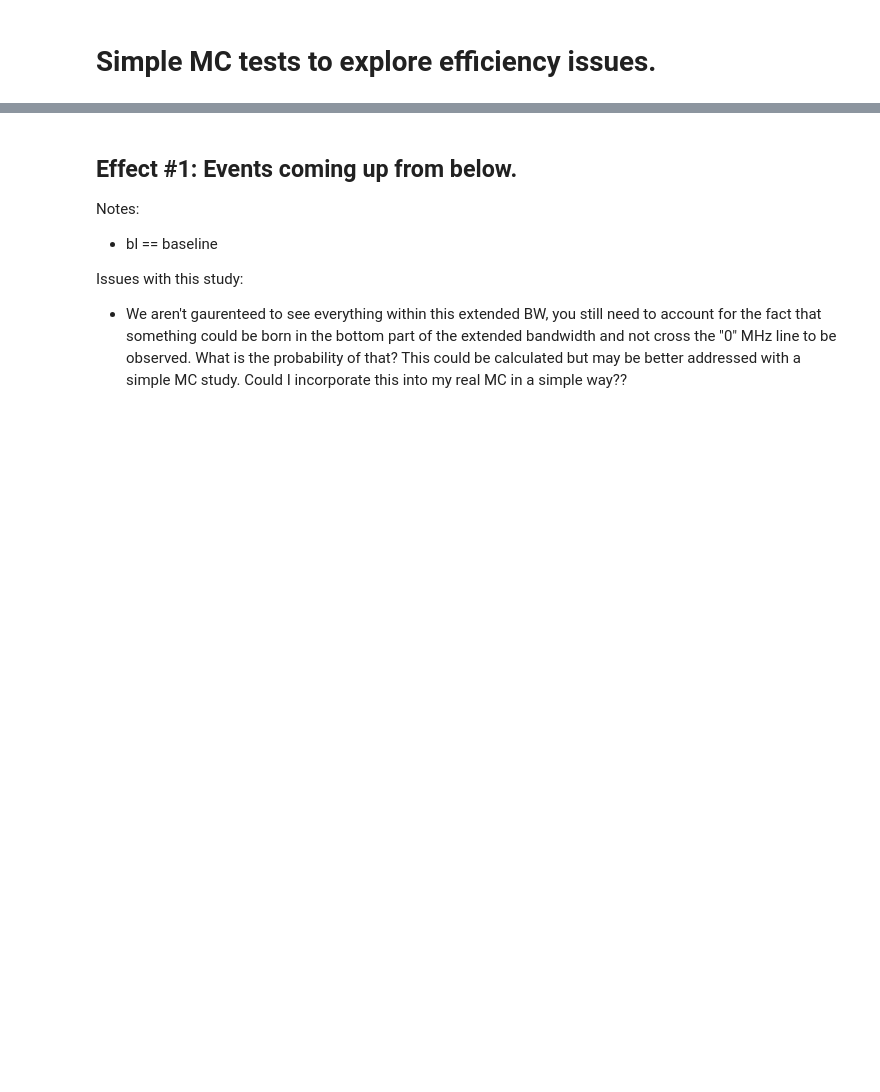
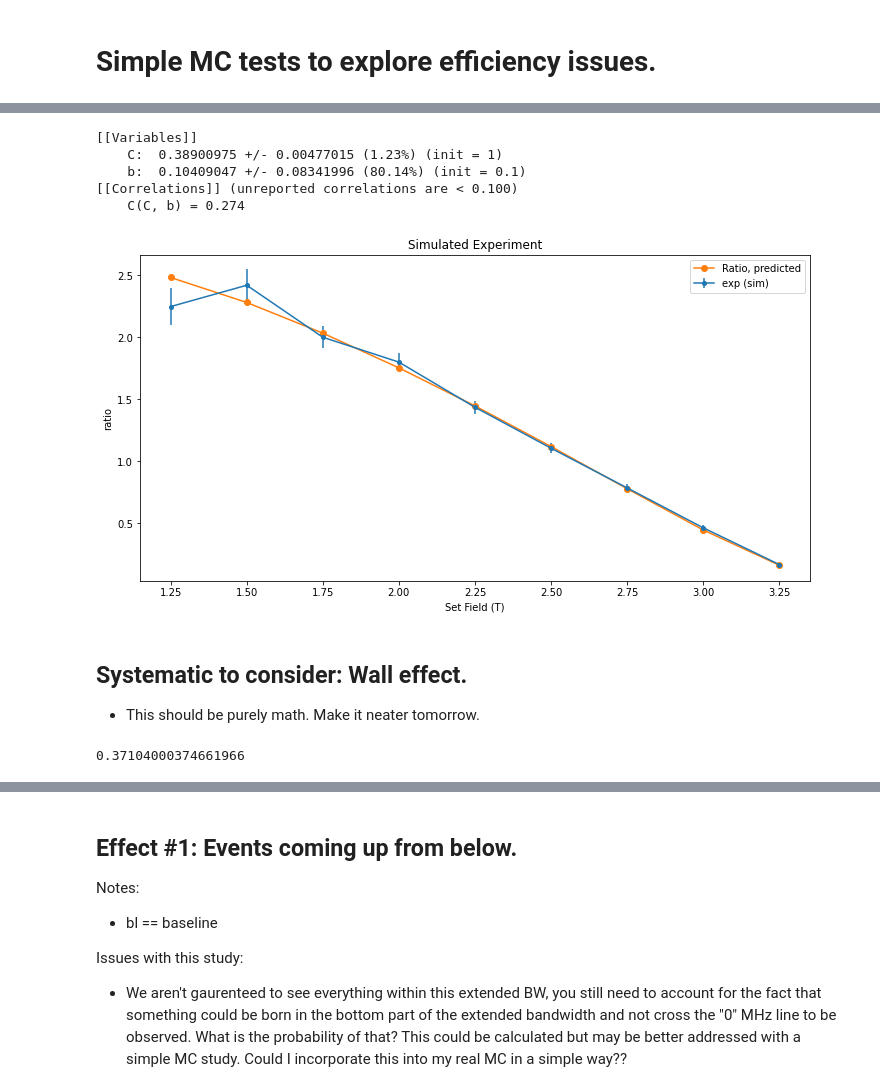
Before and after one commit to drewbyron/rocks-analysis-notebooks, a Jupyter notebook: MC_simple_tests_02102023.ipynb, the cells around one changed output, grey strips where cells are left out. Cells and saved outputs as stored; diff of their text form; code cells hidden in the pictures; blank space fills up the shorter version.

Commit message:
found issue with way I was making ratio. Ehh. Simulated a few effects in MC.

```diff
--- a/MC_simple_tests_02102023.ipynb
+++ b/MC_simple_tests_02102023.ipynb
@@ -41,0 +131,79 @@ plt.rcParams.update({'font.size': 50})
+# %%
+# Fit to the free normalization parameter.
+def objfunc_chisq(my_pars, freq_BWs, ratio_exp):
+
+    C =my_pars["C"].value
+    b =my_pars["b"].value
+    # print(C,b)
+
+    ratio_pred = rp.AUC_expectation(set_fields, freq_BWs, b = b, plot = False)
+    # I think the lmfit does the least squares on these values for you but double check.
+    chisq_gauss = (ratio_pred["Ratio"] - C*ratio_exp["Ratio"])/ (C*ratio_exp["sRatio"])
+    # print(chisq_gauss)
+    return chisq_gauss
+# %%
+%matplotlib inline
+
+import lmfit
+fig0, ax0 = plt.subplots(figsize=(12,6))
+
+
+my_pars = Parameters()
+my_pars.add('C', value=1, min=0, max = 10, vary =True)
+my_pars.add('b', value=.1, min=-10, max = 10, vary =True)
+
+result = minimize(objfunc_chisq, my_pars, args = (freq_BWs, ratio_exp))
+
+# mini = lmfit.Minimizer(objfunc_chisq, my_pars, fcn_args=(freq_BWs, ratio_exp))
+# result = mini.minimize()
+
+
+C = result.params["C"].value
+# print(C)
+# print(result.params)
+print(fit_report(result.params))
+# ci = lmfit.conf_interval(mini, result)
+# print(lmfit.printfuncs.report_ci(ci))
+
+
+ratio_exp_cp = ratio_exp.copy()
+ratio_exp_cp["Ratio"] = C*ratio_exp_cp["Ratio"]
+ratio_exp_cp["sRatio"] = C*ratio_exp_cp["sRatio"]
+
+pm.plot_experimental_ratio(ratio_exp_cp, ax0, label= f"exp (sim)")
+pm.plot_predicted_ratio(ratio_pred, ax0)
+
+# ax0.set_yscale("log")
+ax0.set_ylabel('ratio')
+ax0.set_xlabel('Set Field (T)')
+ax0.set_title(f"Simulated Experiment")
+ax0.legend()
+plt.show()
+# print(np.array(spectrum_cuts["EventStartFreq"])/1e6)
+# %% [output]
+[[Variables]]
+    C:  0.38900975 +/- 0.00477015 (1.23%) (init = 1)
+    b:  0.10409047 +/- 0.08341996 (80.14%) (init = 0.1)
+[[Correlations]] (unreported correlations are < 0.100)
+    C(C, b) = 0.274
+[figure, added]
+# %% [markdown]
+## Systematic to consider: Wall effect.
+
+* This should be purely math. Make it neater tomorrow.
+# %%
+
+
+def efficiency(gamma, field, trap_radius=0.578e-2):
+
+    energy = sc.energy(gamma)
+    # print(energy)
+    r = sc.cyc_radius(sc.energy(gamma), field, pitch_angle = 90)
+    # print(r)
+    e = (trap_radius - r)**2 / trap_radius**2
+    # print(field)
+    return e
+
+print(efficiency(5.07,3.75))
+# %% [output]
+0.37104000374661966
```
Also changed, not shown: parts of 12 cells of this notebook, 20 other files.
